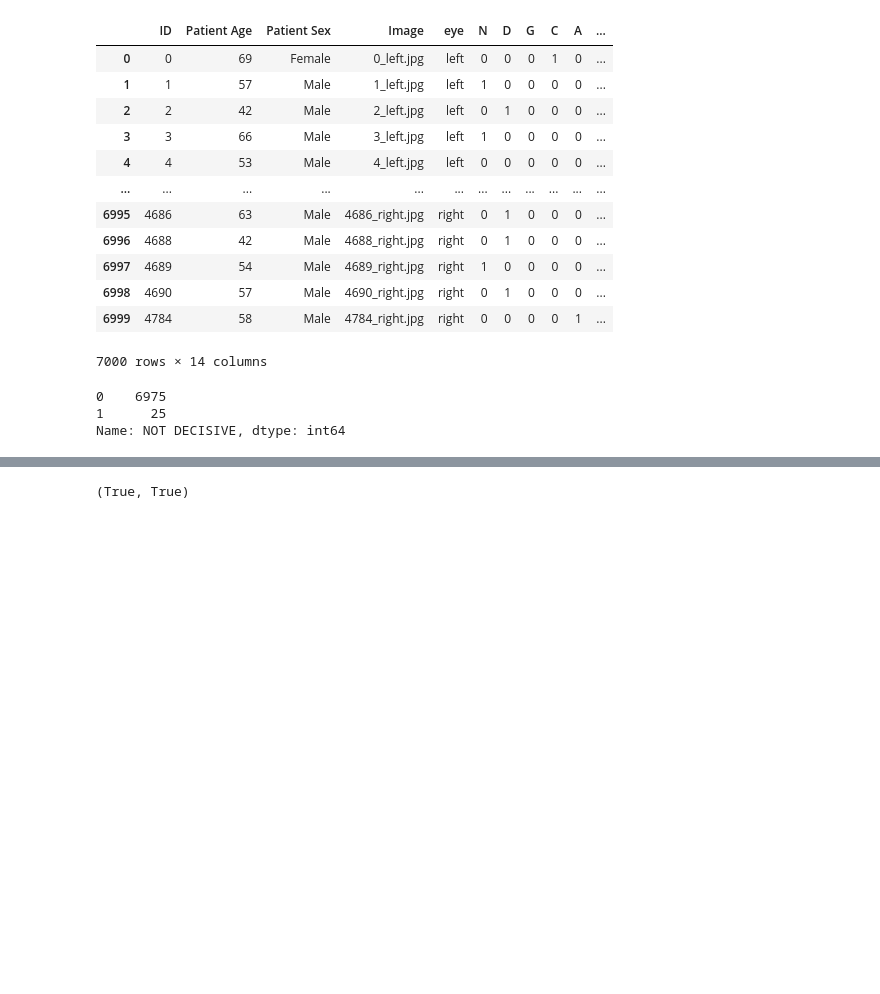
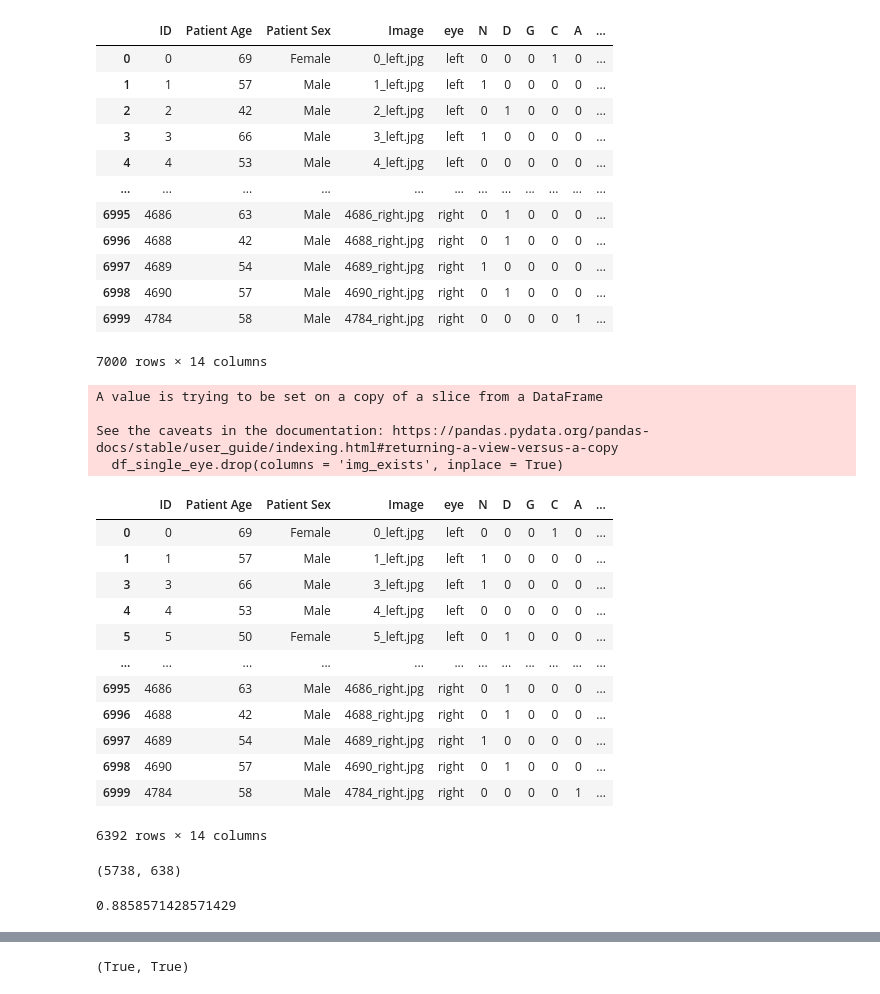
Before and after one commit to madhava20217/Ocular-Disease-Multiclass-Identification-ODIR19-, a Jupyter notebook: Preprocessing.ipynb, the cells around one changed output, grey strips where cells are left out. Cells and saved outputs as stored; diff of their text form; code cells hidden in the pictures; blank space fills up the shorter version.

```diff
--- a/Preprocessing.ipynb
+++ b/Preprocessing.ipynb
@@ -16,11 +16,16 @@ DATASET_LOC = DOWNLOAD_DIR+"/ocular-disease-recognition-odir5k/ODIR-5K/ODIR-5k/"
 
 CSV_LOC = DOWNLOAD_DIR + '/ocular-disease-recognition-odir5k/'
 
+#SIZE FOR FINAL TESTIN
+TEST_SIZE = 0.10
+
 TRAIN_RATIO = 0.7
 TEST_RATIO = 0.15
 VAL_RATIO = (1 - TRAIN_RATIO - TEST_RATIO)/TRAIN_RATIO
 
 RANDOM_SEED = 123456
+
+IMAGE_FOLDER = CSV_LOC + 'preprocessed_images/'
 # %% [markdown]
 ## Downloading the Dataset
 # %%
@@ -129,12 +125,6 @@ df_single_eye
 | 6998 | 4690 | 57 | Male | 4690_right.jpg | right | 0 | 1 | 0 | 0 | 0 | ... |
 | 6999 | 4784 | 58 | Male | 4784_right.jpg | right | 0 | 0 | 0 | 0 | 1 | ... |
 7000 rows × 14 columns
-# %%
-df_single_eye['NOT DECISIVE'].value_counts()
-# %% [output]
-0    6975
-1      25
-Name: NOT DECISIVE, dtype: int64
 # %%
 # as per the code given by Jordi Corbilla, we blacklist these
 
@@ -154,0 +143,25 @@ df_blacklisted.to_csv(CSV_LOC + 'dataset_single_eye_blacklisted.csv', index = Fa
+# %%
+df_single_eye['img_exists'] = df_single_eye['Image'].apply(lambda x: os.path.isfile(IMAGE_FOLDER + x))
+
+# drop the rows for which the file does not exist
+df_single_eye = df_single_eye[df_single_eye['img_exists']]
+df_single_eye.drop(columns = 'img_exists', inplace = True)
+df_single_eye
+# %% [output]
+A value is trying to be set on a copy of a slice from a DataFrame
+
+See the caveats in the documentation: https://pandas.pydata.org/pandas-docs/stable/user_guide/indexing.html#returning-a-view-versus-a-copy
+  df_single_eye.drop(columns = 'img_exists', inplace = True)
+|  | ID | Patient Age | Patient Sex | Image | eye | N | D | G | C | A | ... |
+| 0 | 0 | 69 | Female | 0_left.jpg | left | 0 | 0 | 0 | 1 | 0 | ... |
+| 1 | 1 | 57 | Male | 1_left.jpg | left | 1 | 0 | 0 | 0 | 0 | ... |
+| 3 | 3 | 66 | Male | 3_left.jpg | left | 1 | 0 | 0 | 0 | 0 | ... |
+| 4 | 4 | 53 | Male | 4_left.jpg | left | 0 | 0 | 0 | 0 | 0 | ... |
+| 5 | 5 | 50 | Female | 5_left.jpg | left | 0 | 1 | 0 | 0 | 0 | ... |
+| ... | ... | ... | ... | ... | ... | ... | ... | ... | ... | ... | ... |
+| 6995 | 4686 | 63 | Male | 4686_right.jpg | right | 0 | 1 | 0 | 0 | 0 | ... |
+| 6996 | 4688 | 42 | Male | 4688_right.jpg | right | 0 | 1 | 0 | 0 | 0 | ... |
+| 6997 | 4689 | 54 | Male | 4689_right.jpg | right | 1 | 0 | 0 | 0 | 0 | ... |
+| 6998 | 4690 | 57 | Male | 4690_right.jpg | right | 0 | 1 | 0 | 0 | 0 | ... |
+| 6999 | 4784 | 58 | Male | 4784_right.jpg | right | 0 | 0 | 0 | 0 | 1 | ... |
+6392 rows × 14 columns
@@ -154,0 +174,4 @@ df_blacklisted.to_csv(CSV_LOC + 'dataset_single_eye_blacklisted.csv', index = Fa
+# %%
+len(train_blacklisted), len(test_blacklisted)
+# %% [output]
+(5738, 638)
@@ -154,0 +182,5 @@ df_blacklisted.to_csv(CSV_LOC + 'dataset_single_eye_blacklisted.csv', index = Fa
+# %%
+# determining how many 0 values are there...
+(7000 * 8 - df_single_eye[['N', "D", 'G', 'C', 'A', 'H', 'M', 'O']].to_numpy().sum())/(7000 * 8)
+# %% [output]
+0.8858571428571429
```
Also changed, not shown: parts of 8 cells of this notebook, 2 other files.
